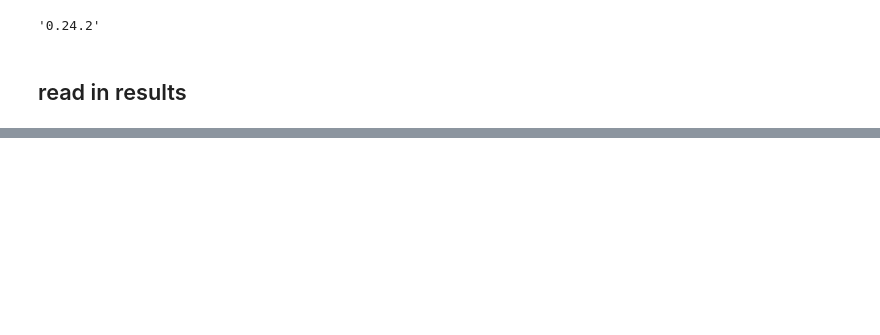
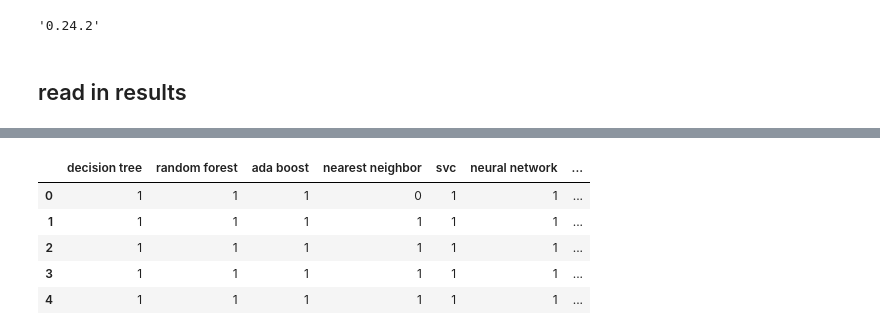
Before and after one commit to yunhaoyang234/H-1B_Data_Mining, a Jupyter notebook: Integration.ipynb, the cells around one changed output, grey strips where cells are left out. Cells and saved outputs as stored; diff of their text form; code cells hidden in the pictures; blank space fills up the shorter version.

```diff
--- a/Integration.ipynb
+++ b/Integration.ipynb
@@ -109,0 +149,9 @@ for c, gr in group:
+# %%
+data.head()
+# %% [output]
+|  | decision tree | random forest | ada boost | nearest neighbor | svc | neural network | ... |
+| 0 | 1 | 1 | 1 | 0 | 1 | 1 | ... |
+| 1 | 1 | 1 | 1 | 1 | 1 | 1 | ... |
+| 2 | 1 | 1 | 1 | 1 | 1 | 1 | ... |
+| 3 | 1 | 1 | 1 | 1 | 1 | 1 | ... |
+| 4 | 1 | 1 | 1 | 1 | 1 | 1 | ... |
```
Also changed, not shown: parts of 35 cells of this notebook.
